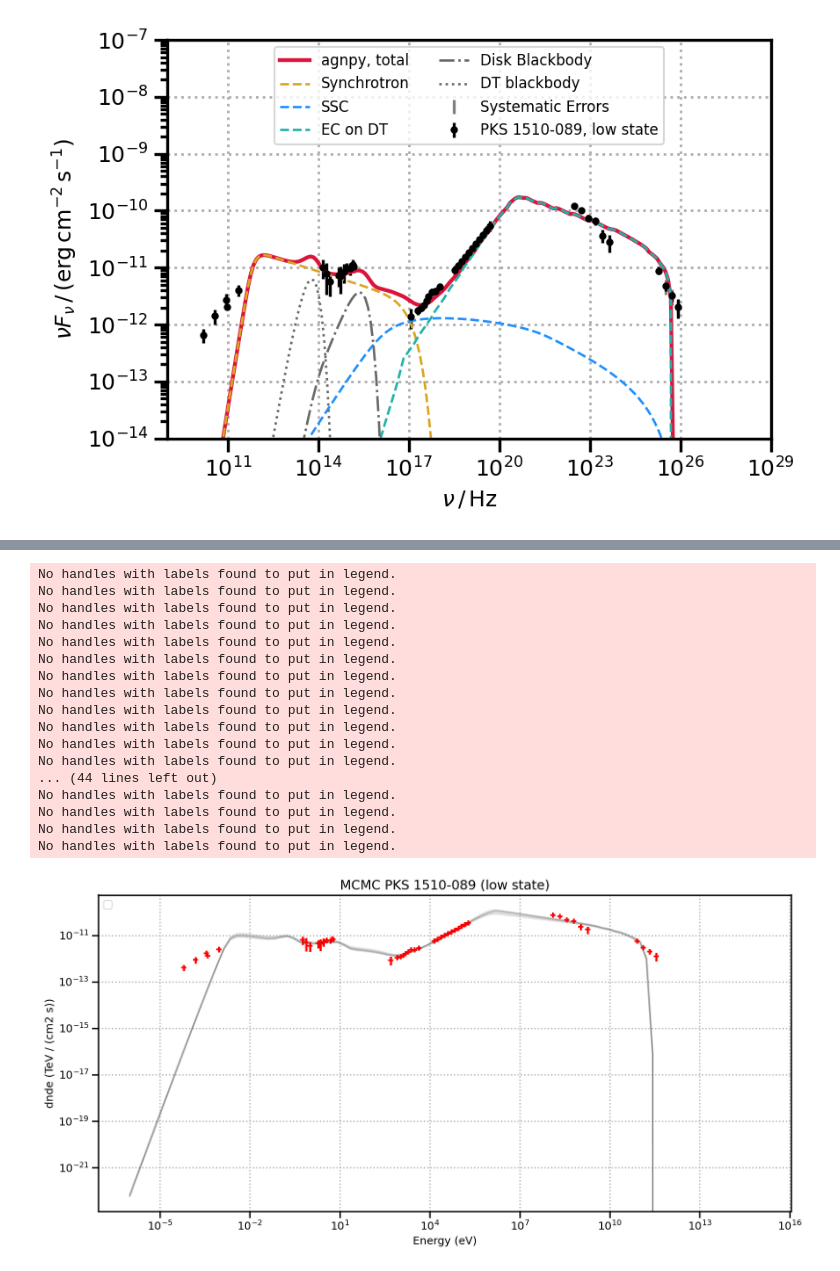
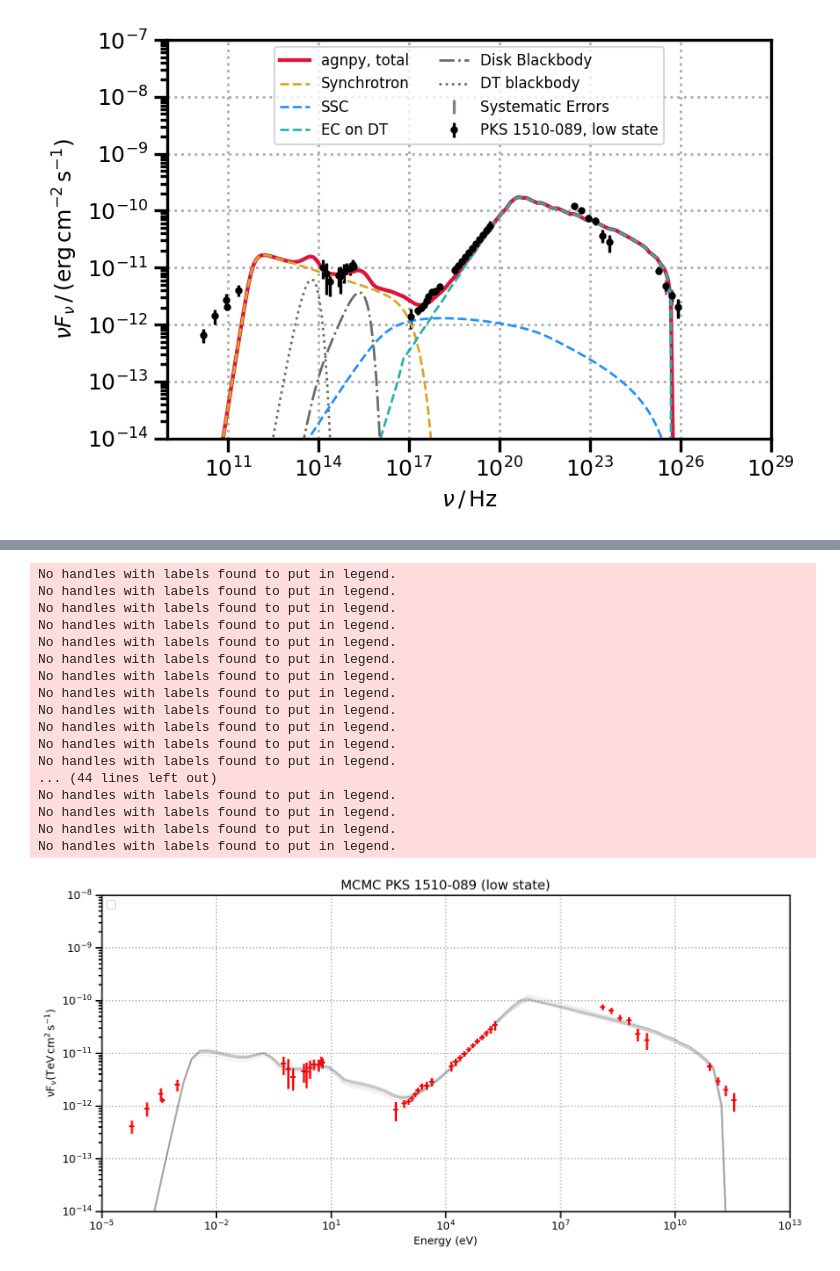
Before and after one commit to Adbhavna1369/PKS1510_modelling, a Jupyter notebook: test_mcmc_low_state.ipynb, the cells around one changed output, grey strips where cells are left out. Saved outputs shown, nothing was run; the diff lists cells and outputs as text; code cells hidden in the pictures.

```diff
--- a/test_mcmc_low_state.ipynb
+++ b/test_mcmc_low_state.ipynb
@@ -559,34 +562,37 @@ for nwalk in range(0, 6):
         spectral_model = dataset_ec.models[0].spectral_model
 
         spectral_model.plot(
             energy_range=(emin, emax),
             ax=ax,
             energy_unit = "eV",
             energy_power=2,
             alpha=0.02,
             color="grey",  #how to mark each radiative process?
         )
         flux_points.plot(energy_unit="eV", energy_power=2 , color = 'red')
+        plt.ylabel(r'$\rm{\nu F_\nu (TeV \, cm^2 \, s^{-1})}$')
+        plt.ylim(1e-14,1e-8)
+        plt.xlim(1e-5,1e13)
         plt.legend(loc = 2)
 # %% [output]
 No handles with labels found to put in legend.
 No handles with labels found to put in legend.
 No handles with labels found to put in legend.
 No handles with labels found to put in legend.
 No handles with labels found to put in legend.
 No handles with labels found to put in legend.
 No handles with labels found to put in legend.
 No handles with labels found to put in legend.
 No handles with labels found to put in legend.
 No handles with labels found to put in legend.
 No handles with labels found to put in legend.
 No handles with labels found to put in legend.
 ... (44 lines left out)
 No handles with labels found to put in legend.
 No handles with labels found to put in legend.
 No handles with labels found to put in legend.
 No handles with labels found to put in legend.
-[figure, old version]
+[figure, new version]
 # %%
 from IPython.display import display, Math
 
```
Also changed, not shown: parts of 8 cells of this notebook, 2 other files.
